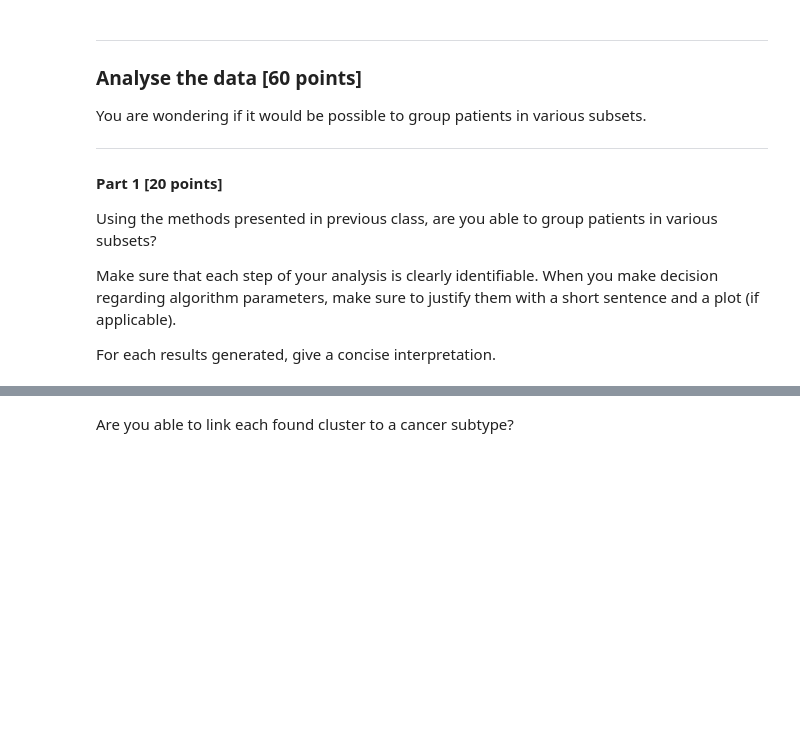
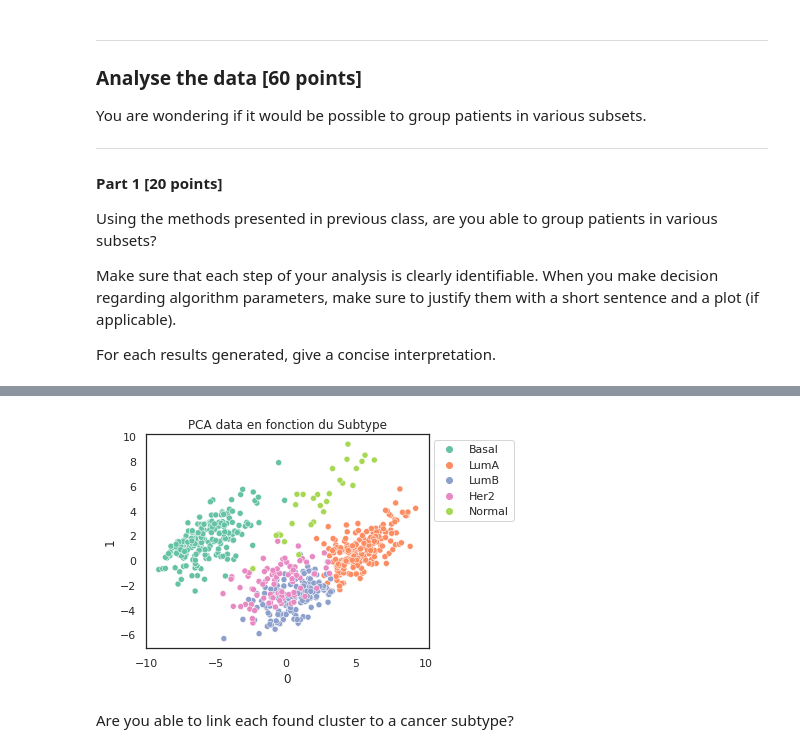
Before and after one commit to FionaKessai/BIM6065, a Jupyter notebook: data_analysis_3.ipynb, the cells around one changed output, grey strips where cells are left out. Saved outputs shown, nothing was run; the diff lists cells and outputs as text; code cells hidden in the pictures; blank space fills up the shorter version.

```diff
--- a/data_analysis_3.ipynb
+++ b/data_analysis_3.ipynb
@@ -320,0 +366,26 @@ For each results generated, give a concise interpretation.
+# %%
+#pca
+### Do dimensionality reduction through PCA
+# Data scaling
+scaler = sklearn.preprocessing.StandardScaler()
+scaler.fit(Data)
+Data_scaled = scaler.transform(Data)
+
+# Initiate the PCA and apply it to the scaled data
+pca = sklearn.decomposition.PCA(n_components=47)
+pca.fit(Data_scaled)
+#On a 47 gènes, donc je veux grouper pour chaque gèneP
+
+# Apply the dimensionality reduction to our data
+Data_reduce = pca.fit_transform(Data_scaled)
+
+reduce_Data = pd.DataFrame(Data_reduce)
+# %%
+sns.scatterplot(data=reduce_Data, x=0, y=1, hue=patient_expression["Subtype"])
+plt.title("PCA data en fonction du Subtype")
+
+plt.legend(bbox_to_anchor=(1,1))
+plt.tight_layout()
+plt.show()
+# %% [output]
+[figure, added]
```
Also changed, not shown: parts of 39 cells of this notebook.
